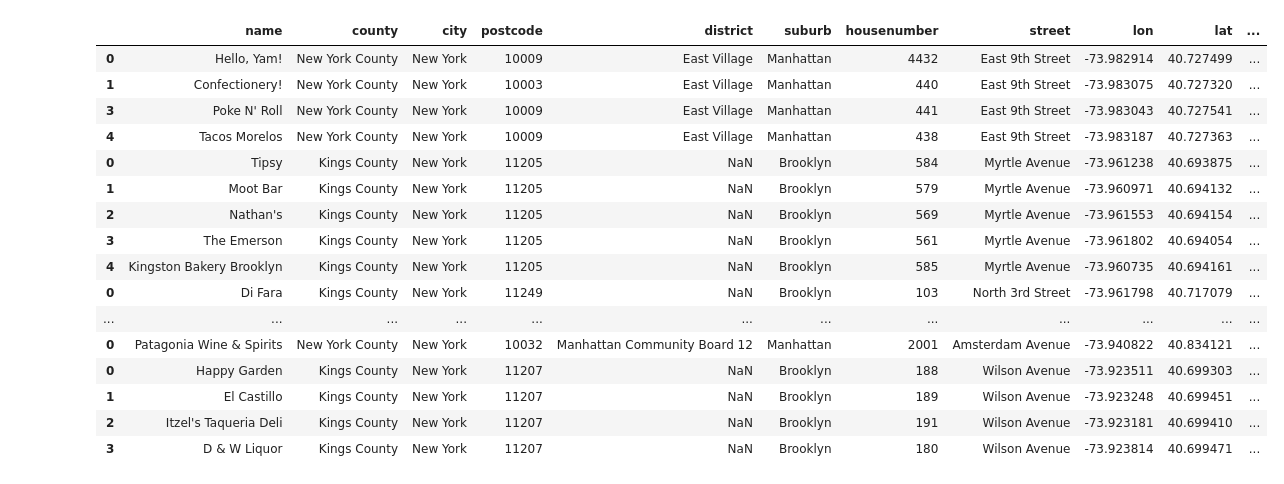
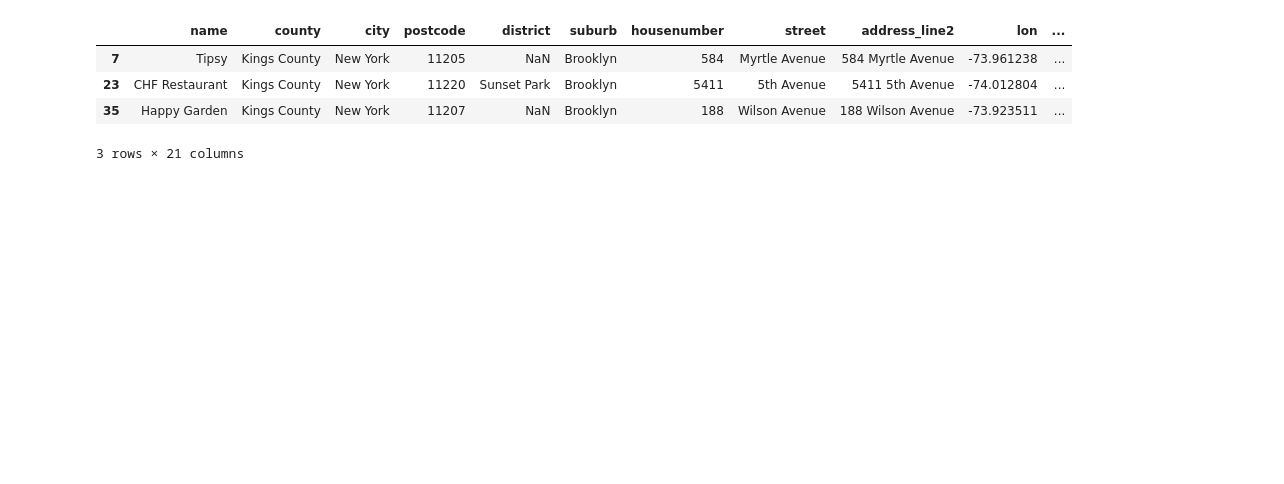
Before and after one commit to conor7276/nyc-rats-in-restaurants, a Jupyter notebook: osm/geoapift.ipynb, the cells around one changed output. Drawn from its saved outputs; the diff is of its cells as text; code cells hidden in the pictures; blank space fills up the shorter version.

Commit message:
Finished rough draft of api pull

```diff
--- a/osm/geoapift.ipynb
+++ b/osm/geoapift.ipynb
@@ -13,7 +14,7 @@ env_path = Path(os.path.abspath('')).resolve().parent / "secrets.env"
 env_vars = dotenv_values(env_path)
 geoapify_key = env_vars['GEOAPIFY_KEY']
 # %%
-df = pd.read_csv("data_2026-03-02_2026-03-08.csv")
+df = pd.read_csv("data_2026-03-02_2026-03-08.csv", parse_dates = ['approved_date'])
 # Filter out bad coordinates
 df = df.dropna(subset = ['longitude', 'latitude'])
 df = df[(df['longitude'] != 0) & (df['latitude'] != 0)]
@@ -22,7 +23,10 @@ df = df[(df['longitude'] != 0) & (df['latitude'] != 0)]
 df['street_name'] = df['street_name'].apply(lambda x : x.title())
 df['address'] = df.apply(lambda x : str(x['house_number']) + ' ' + x['street_name'] ,axis = 1)
 
-df = df.iloc[1:100]
+# Turn dates from timestamp level to date level
+df['approved_date'] = df['approved_date'].apply(lambda x : pd.Timestamp(year = x.year, month = x.month, day = x.day))
+
+# df = df.iloc[201:300]
 
 df = df[
     ['inspection_type',
@@ -59,7 +63,7 @@ all_restaurants_df = pd.DataFrame()
 
 for _ , row in df.iterrows():
 
-    time.sleep(2)
+    time.sleep(0.5)
     longitude = str(row['longitude_interdata'])
     latitude = str(row['latitude_interdata'])
 
@@ -71,7 +75,7 @@ for _ , row in df.iterrows():
     response = requests.request("GET", url, headers=headers, data=payload)
 
     res = json.loads(response.text)
-    print(res)
+    # print(res)
     try:
         local_restaurant_df = pd.DataFrame([
             {
@@ -100,7 +104,7 @@ for _ , row in df.iterrows():
 
         all_restaurants_df = pd.concat([all_restaurants_df, local_restaurant_df])
     except Exception as e:
-        print(e)
+        # print(e)
         # Move on if no data is found
         continue
 # %% [output]
@@ -172,50 +238,45 @@ geo_rest_df.head()
 # requested_places_saved.to_csv("requested_places_saved.csv", index = False)
 # requested_places_saved
 
 import re
 from rapidfuzz import fuzz
 
 def normalise_address(address: str) -> str:
     if not isinstance(address, str):
         return ""
     address = address.lower().strip()
     address = re.sub(r'(\d+)(st|nd|rd|th)\b', r'\1', address)  # 5th → 5
     address = re.sub(r'\s+', ' ', address)                      # collapse whitespace
     return address
 
 def addresses_match(formatted: str, interdata: str, threshold: int = 88) -> bool:
     parts = formatted.split(",")
     addr_segment = parts[1].strip() if len(parts) > 1 else formatted
     norm_formatted = normalise_address(addr_segment)
     norm_interdata = normalise_address(interdata)
     score = fuzz.token_sort_ratio(norm_formatted, norm_interdata)
     return score >= threshold
 
 requested_places_saved = geo_rest_df.copy()
 
-requested_places_saved['ratio'] = requested_places_saved.apply(lambda x: fuzz.WRatio(x['formatted'], x['address_interdata']), axis=1)
+# Normalize addresses before comparing
+# requested_places_saved['address_pull_normalized'] = requested_places_saved['formatted'].apply(lambda x : x.split(',')[1].strip() if x else None)
+# requested_places_saved['address_interdata_normalized'] = requested_places_saved['address_interdata'].apply(lambda x : normalise_address(x))
+
+requested_places_saved['ratio'] = requested_places_saved.apply(lambda x: fuzz.WRatio(x['address_line2'], x['address_interdata']), axis=1)
 requested_places_saved = requested_places_saved[requested_places_saved['ratio'] >= 80]
 
-requested_places_saved['split_check'] = requested_places_saved.apply(lambda x: addresses_match(x['formatted'], x['address_interdata']), axis=1)
+requested_places_saved['split_check'] = requested_places_saved.apply(lambda x : x['housenumber'] == x['house_number_interdata'], axis = 1)
+requested_places_saved = requested_places_saved[requested_places_saved['split_check'] == True]
+
+# requested_places_saved['split_check'] = requested_places_saved.apply(lambda x: addresses_match(x['formatted'], x['address_interdata']), axis=1)
 
 # requested_places_saved.to_csv("requested_places_saved.csv", index=False)
 requested_places_saved
 # %% [output]
-|  | name | county | city | postcode | district | suburb | housenumber | street | lon | lat | ... |
-| 0 | Hello, Yam! | New York County | New York | 10009 | East Village | Manhattan | 4432 | East 9th Street | -73.982914 | 40.727499 | ... |
-| 1 | Confectionery! | New York County | New York | 10003 | East Village | Manhattan | 440 | East 9th Street | -73.983075 | 40.727320 | ... |
-| 3 | Poke N' Roll | New York County | New York | 10009 | East Village | Manhattan | 441 | East 9th Street | -73.983043 | 40.727541 | ... |
-| 4 | Tacos Morelos | New York County | New York | 10009 | East Village | Manhattan | 438 | East 9th Street | -73.983187 | 40.727363 | ... |
-| 0 | Tipsy | Kings County | New York | 11205 | NaN | Brooklyn | 584 | Myrtle Avenue | -73.961238 | 40.693875 | ... |
-| 1 | Moot Bar | Kings County | New York | 11205 | NaN | Brooklyn | 579 | Myrtle Avenue | -73.960971 | 40.694132 | ... |
-| 2 | Nathan's | Kings County | New York | 11205 | NaN | Brooklyn | 569 | Myrtle Avenue | -73.961553 | 40.694154 | ... |
-| 3 | The Emerson | Kings County | New York | 11205 | NaN | Brooklyn | 561 | Myrtle Avenue | -73.961802 | 40.694054 | ... |
-| 4 | Kingston Bakery Brooklyn | Kings County | New York | 11205 | NaN | Brooklyn | 585 | Myrtle Avenue | -73.960735 | 40.694161 | ... |
-| 0 | Di Fara | Kings County | New York | 11249 | NaN | Brooklyn | 103 | North 3rd Street | -73.961798 | 40.717079 | ... |
-| ... | ... | ... | ... | ... | ... | ... | ... | ... | ... | ... | ... |
-| 0 | Patagonia Wine & Spirits | New York County | New York | 10032 | Manhattan Community Board 12 | Manhattan | 2001 | Amsterdam Avenue | -73.940822 | 40.834121 | ... |
-| 0 | Happy Garden | Kings County | New York | 11207 | NaN | Brooklyn | 188 | Wilson Avenue | -73.923511 | 40.699303 | ... |
-| 1 | El Castillo | Kings County | New York | 11207 | NaN | Brooklyn | 189 | Wilson Avenue | -73.923248 | 40.699451 | ... |
-| 2 | Itzel's Taqueria Deli | Kings County | New York | 11207 | NaN | Brooklyn | 191 | Wilson Avenue | -73.923181 | 40.699410 | ... |
-| 3 | D & W Liquor | Kings County | New York | 11207 | NaN | Brooklyn | 180 | Wilson Avenue | -73.923814 | 40.699471 | ... |
+|  | name | county | city | postcode | district | suburb | housenumber | street | address_line2 | lon | ... |
+| 7 | Tipsy | Kings County | New York | 11205 | NaN | Brooklyn | 584 | Myrtle Avenue | 584 Myrtle Avenue | -73.961238 | ... |
+| 23 | CHF Restaurant | Kings County | New York | 11220 | Sunset Park | Brooklyn | 5411 | 5th Avenue | 5411 5th Avenue | -74.012804 | ... |
+| 35 | Happy Garden | Kings County | New York | 11207 | NaN | Brooklyn | 188 | Wilson Avenue | 188 Wilson Avenue | -73.923511 | ... |
+3 rows × 21 columns
 # %%
```
Also changed, not shown: parts of 6 cells of this notebook.
